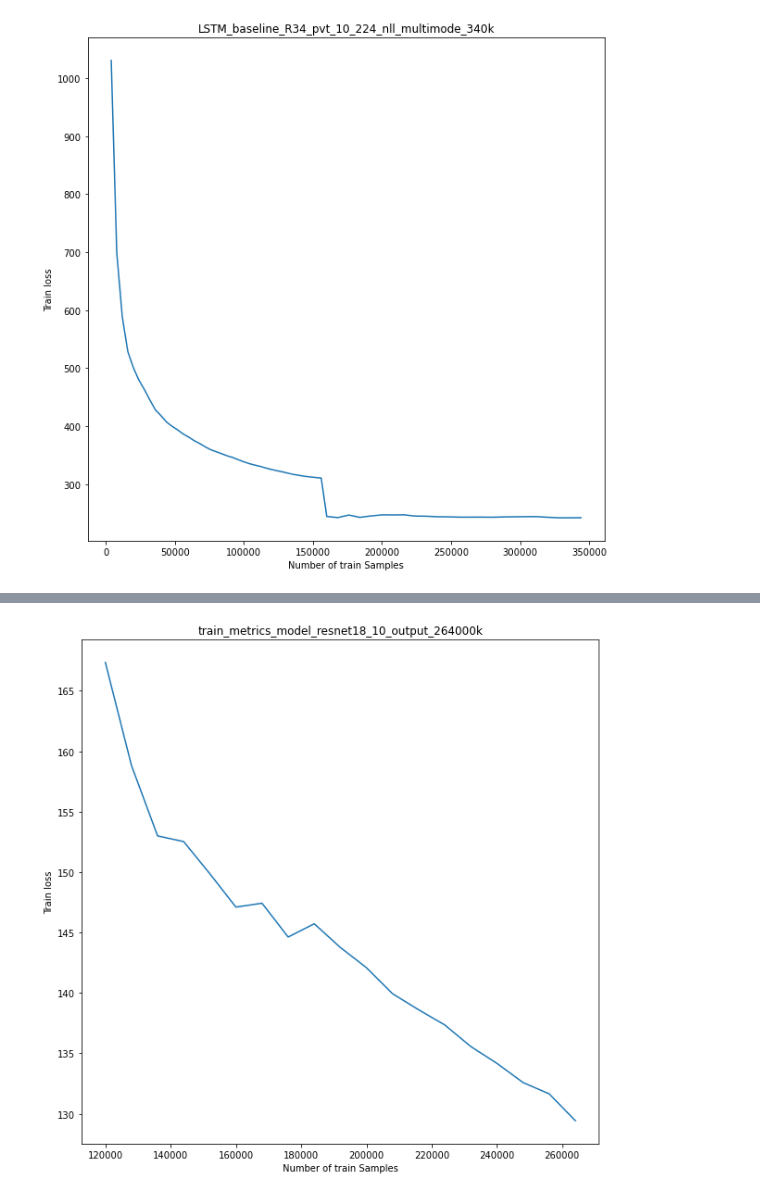
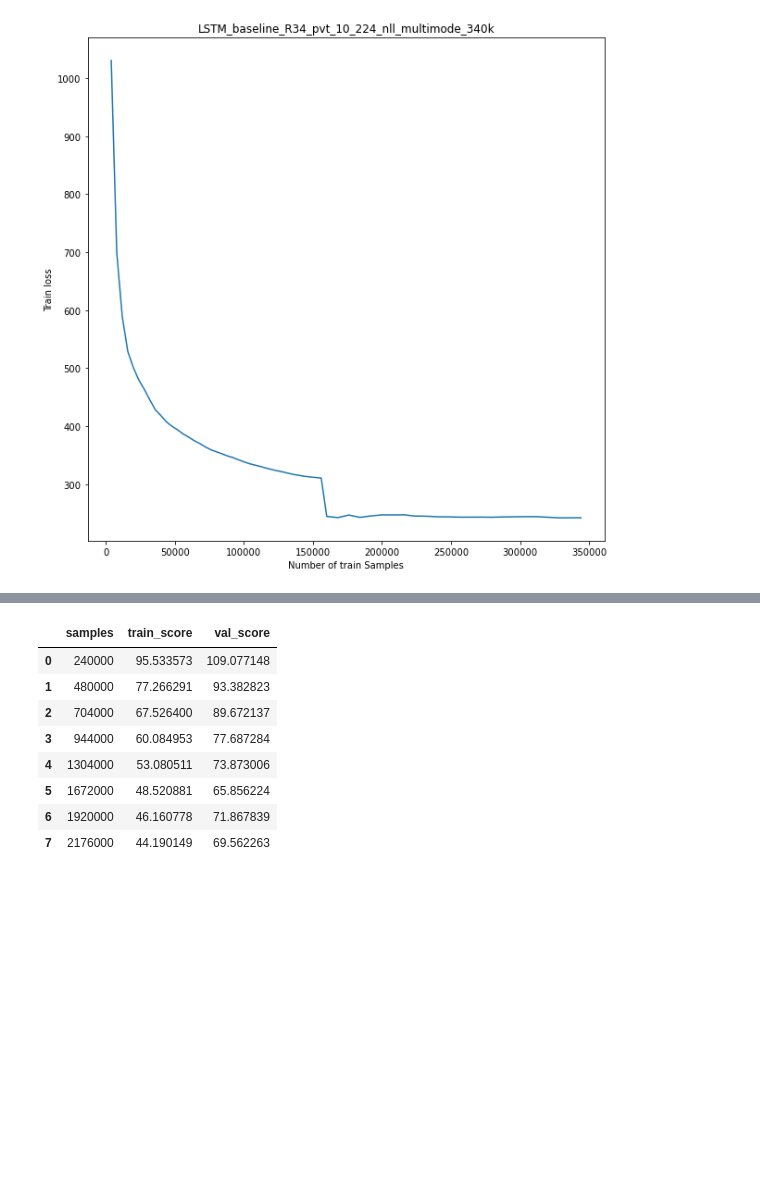
Before and after one commit to suryajayaraman/Lyft_Motion_Prediction_kaggle, a Jupyter notebook: Plot_curves.ipynb, the cells around one changed output, grey strips where cells are left out. Saved outputs shown, nothing was run; the diff lists cells and outputs as text; code cells hidden in the pictures; blank space fills up the shorter version.

```diff
--- a/Plot_curves.ipynb
+++ b/Plot_curves.ipynb
@@ -38,4 +36,2 @@ plot_trainloss(data_path, file1_name, 50)
 # %%
-plot_trainloss(data_path, file2_name, 1)
+#plot_trainloss(data_path, file2_name, 1)
-# %% [output]
-[figure, removed]
@@ -41,0 +40,12 @@ plot_trainloss(data_path, file2_name, 1)
+# %%
+df
+# %% [output]
+|  | samples | train_score | val_score |
+| 0 | 240000 | 95.533573 | 109.077148 |
+| 1 | 480000 | 77.266291 | 93.382823 |
+| 2 | 704000 | 67.526400 | 89.672137 |
+| 3 | 944000 | 60.084953 | 77.687284 |
+| 4 | 1304000 | 53.080511 | 73.873006 |
+| 5 | 1672000 | 48.520881 | 65.856224 |
+| 6 | 1920000 | 46.160778 | 71.867839 |
+| 7 | 2176000 | 44.190149 | 69.562263 |
```
Also changed, not shown: parts of 3 cells of this notebook, 2 other files.
